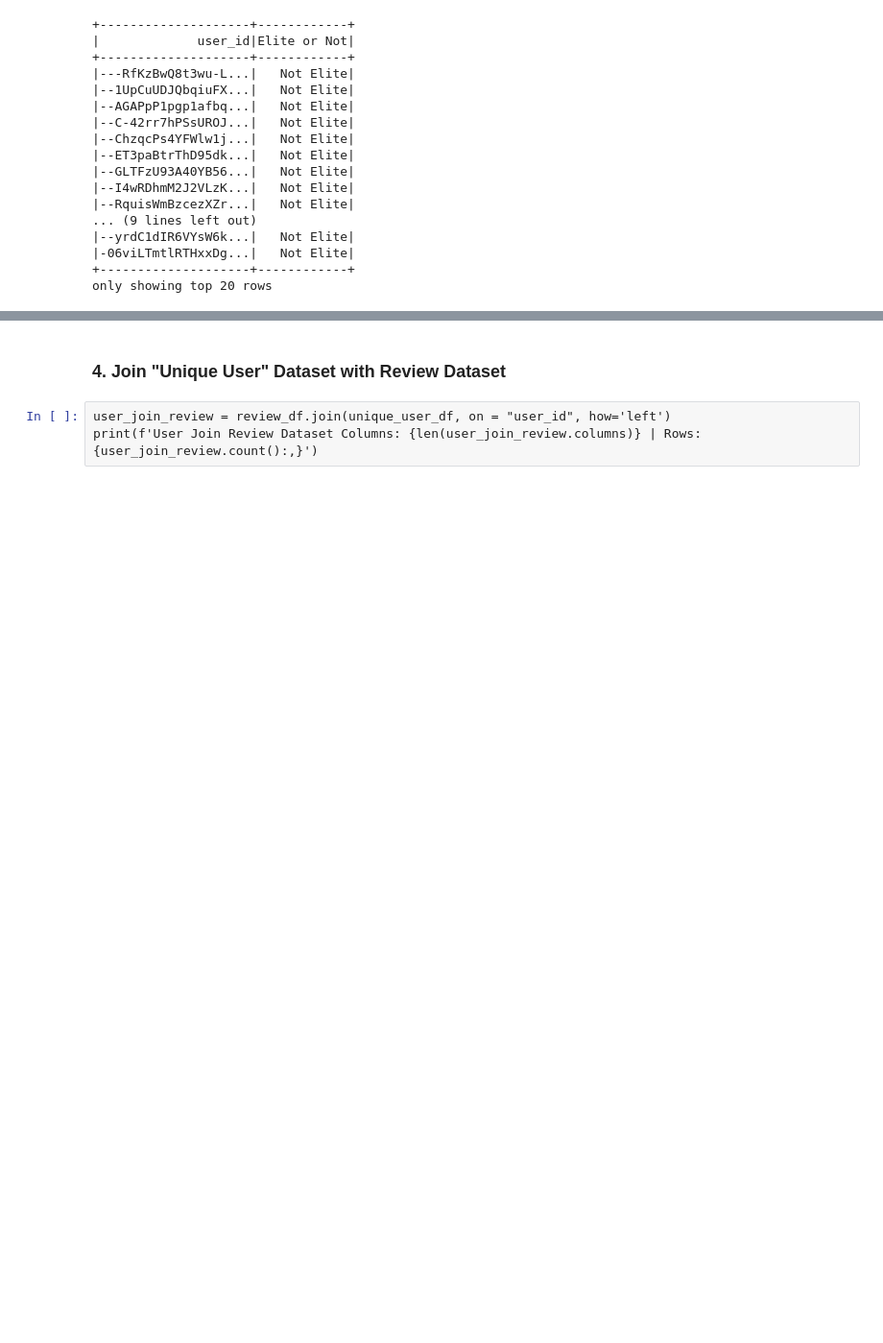
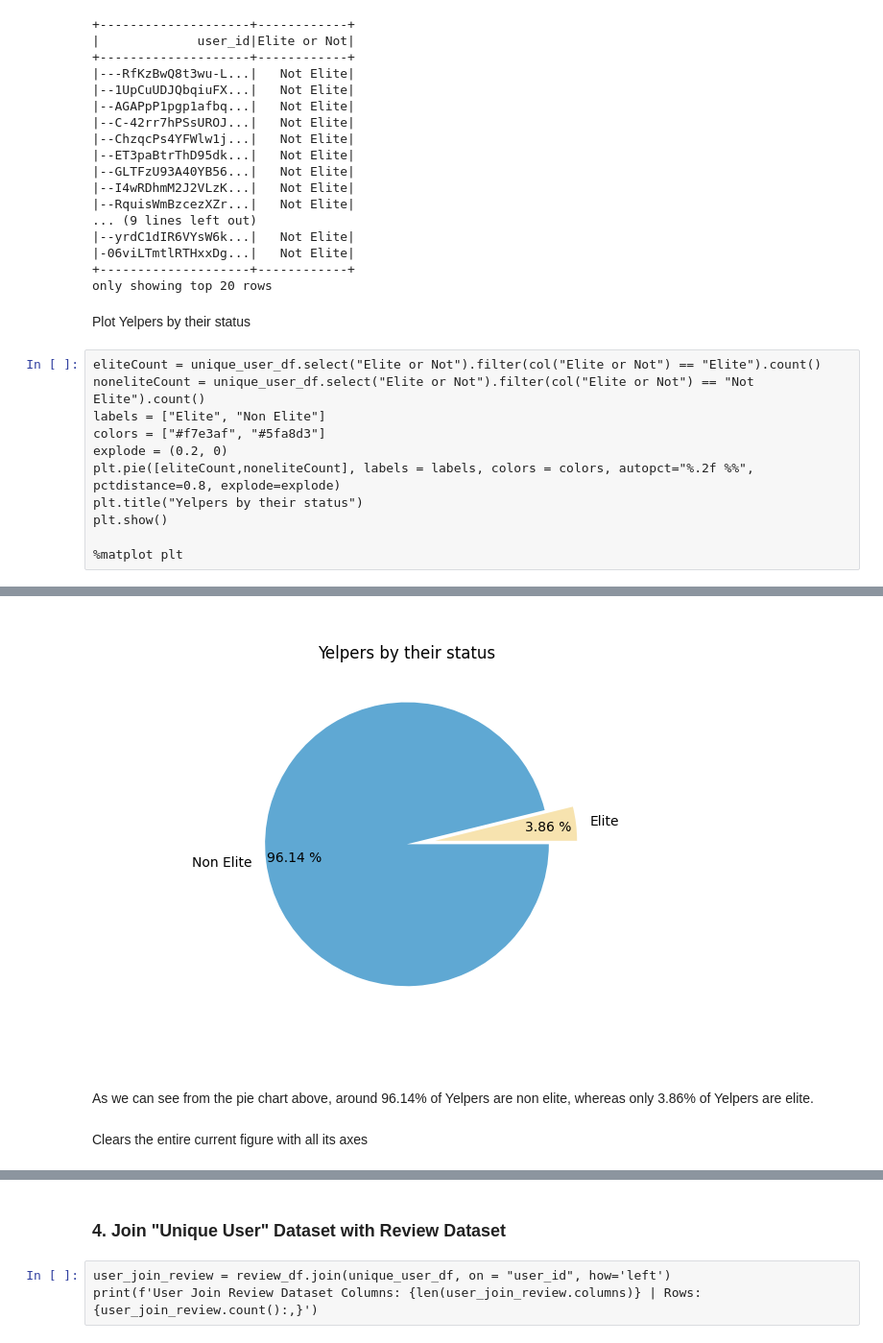
Before and after one commit to wuyaheng/EMR-S3-Pyspark, a Jupyter notebook: Analysis.ipynb, the cells around one changed output, grey strips where cells are left out. Shown: that part at 96% size. Drawn from its saved outputs; the diff is of its cells as text; blank space fills up the shorter version.

Commit message:
add pie chart

```diff
--- a/Analysis.ipynb
+++ b/Analysis.ipynb
@@ -533,3 +533,17 @@ unique_user_df.show()
 |-06viLTmtlRTHxxDg...|   Not Elite|
 +--------------------+------------+
 only showing top 20 rows
+# %% [markdown]
+Plot Yelpers by their status
+# %%
+eliteCount = unique_user_df.select("Elite or Not").filter(col("Elite or Not") == "Elite").count()
+noneliteCount = unique_user_df.select("Elite or Not").filter(col("Elite or Not") == "Not Elite").count()
+labels = ["Elite", "Non Elite"]
+colors = ["#f7e3af", "#5fa8d3"]
+explode = (0.2, 0)
+plt.pie([eliteCount,noneliteCount], labels = labels, colors = colors, autopct="%.2f %%", pctdistance=0.8, explode=explode)
+plt.title("Yelpers by their status")
+plt.show()
+
+%matplot plt
+# %% [output]
@@ -535,0 +551,5 @@ only showing top 20 rows
+[figure, added]
+# %% [markdown]
+As we can see from the pie chart above, around 96.14% of Yelpers are non elite, whereas only 3.86% of Yelpers are elite.
+# %% [markdown]
+Clears the entire current figure with all its axes
```
Also changed, not shown: parts of 8 cells of this notebook, 1 other file.
